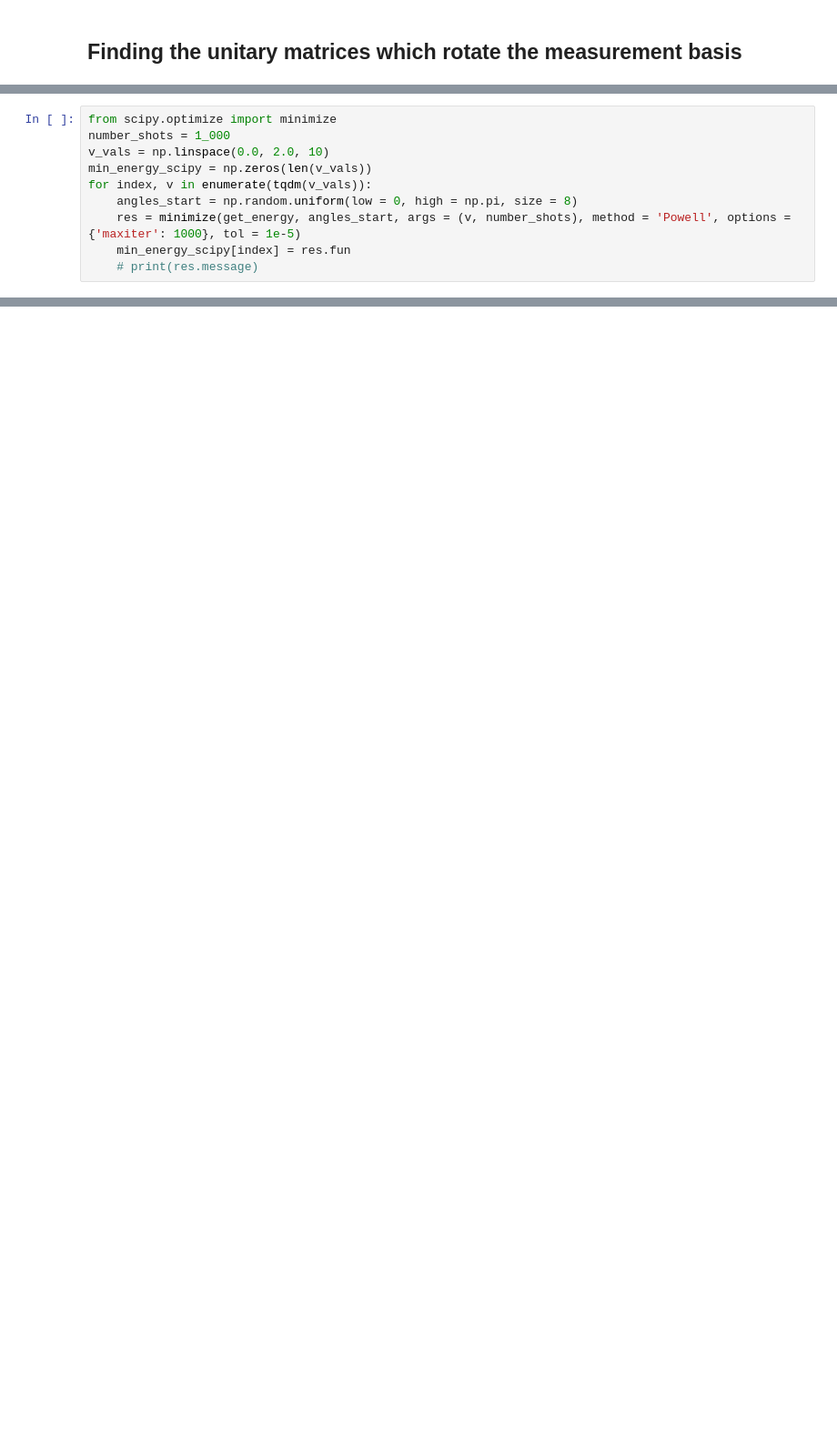
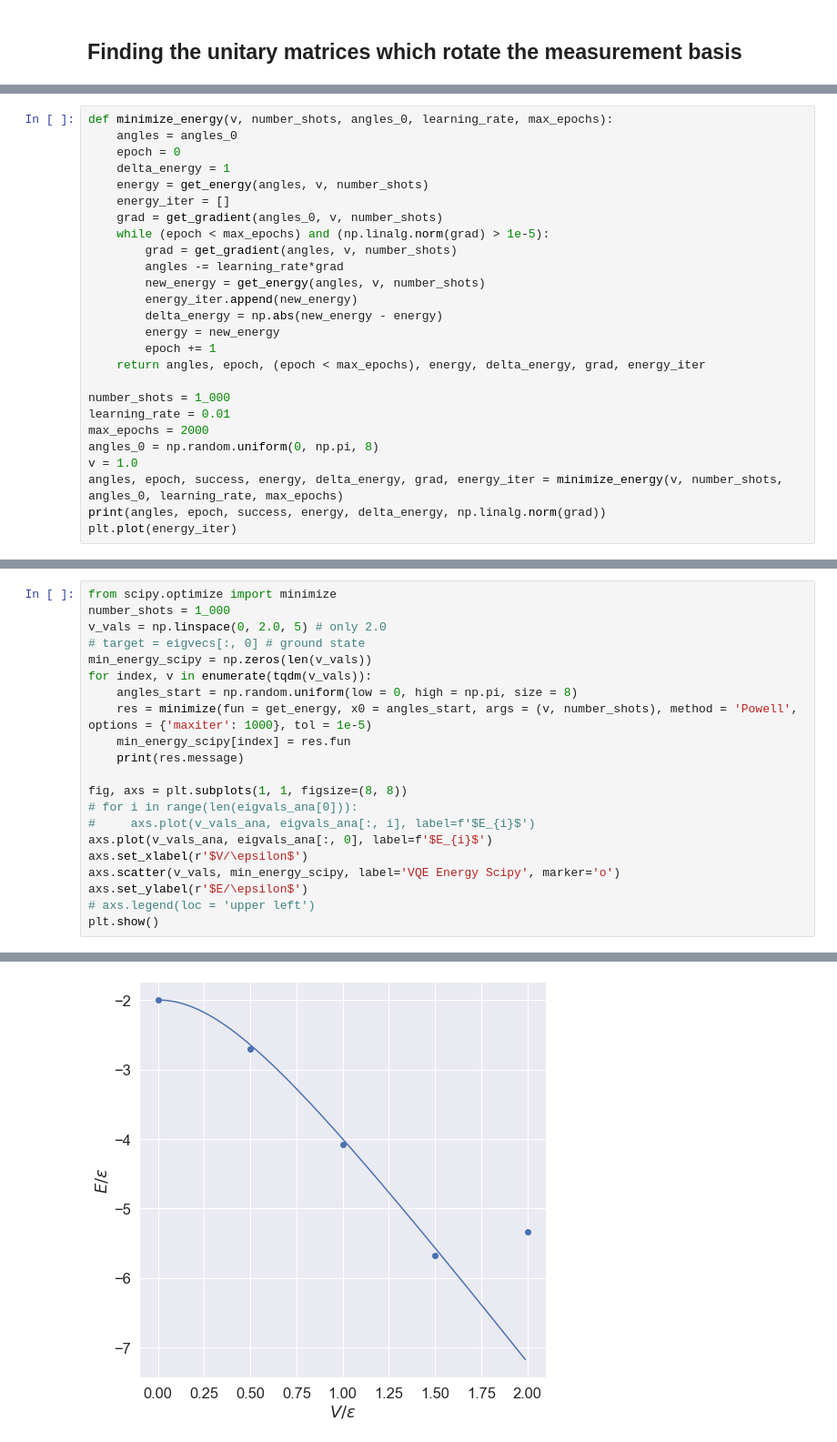
Before and after one commit to augude/FYS4411---Project-2, a Jupyter notebook: lipkin_model.ipynb, the cells around one changed output, grey strips where cells are left out. Shown at 91% size. Drawn from its saved outputs; the diff is of its cells as text; blank space fills up the shorter version.

```diff
--- a/lipkin_model.ipynb
+++ b/lipkin_model.ipynb
@@ -545,0 +557,26 @@ def get_energy(angles, v, number_shots, target = None):
+# %%
+def minimize_energy(v, number_shots, angles_0, learning_rate, max_epochs):
+    angles = angles_0
+    epoch = 0
+    delta_energy = 1
+    energy = get_energy(angles, v, number_shots)
+    energy_iter = []
+    grad = get_gradient(angles_0, v, number_shots)
+    while (epoch < max_epochs) and (np.linalg.norm(grad) > 1e-5):
+        grad = get_gradient(angles, v, number_shots)
+        angles -= learning_rate*grad
+        new_energy = get_energy(angles, v, number_shots)
+        energy_iter.append(new_energy)
+        delta_energy = np.abs(new_energy - energy)
+        energy = new_energy
+        epoch += 1
+    return angles, epoch, (epoch < max_epochs), energy, delta_energy, grad, energy_iter
+
+number_shots = 1_000
+learning_rate = 0.01
+max_epochs = 2000
+angles_0 = np.random.uniform(0, np.pi, 8)
+v = 1.0
+angles, epoch, success, energy, delta_energy, grad, energy_iter = minimize_energy(v, number_shots, angles_0, learning_rate, max_epochs)
+print(angles, epoch, success, energy, delta_energy, np.linalg.norm(grad))
+plt.plot(energy_iter)
@@ -546,10 +585,22 @@ def get_energy(angles, v, number_shots, target = None):
 # %%
 from scipy.optimize import minimize
 number_shots = 1_000
-v_vals = np.linspace(0.0, 2.0, 10)
+v_vals = np.linspace(0, 2.0, 5) # only 2.0
+# target = eigvecs[:, 0] # ground state
 min_energy_scipy = np.zeros(len(v_vals))
 for index, v in enumerate(tqdm(v_vals)):
     angles_start = np.random.uniform(low = 0, high = np.pi, size = 8)
-    res = minimize(get_energy, angles_start, args = (v, number_shots), method = 'Powell', options = {'maxiter': 1000}, tol = 1e-5)
+    res = minimize(fun = get_energy, x0 = angles_start, args = (v, number_shots), method = 'Powell', options = {'maxiter': 1000}, tol = 1e-5)
     min_energy_scipy[index] = res.fun
-    # print(res.message)
+    print(res.message)
+
+fig, axs = plt.subplots(1, 1, figsize=(8, 8))
+# for i in range(len(eigvals_ana[0])):
+#     axs.plot(v_vals_ana, eigvals_ana[:, i], label=f'$E_{i}$')
+axs.plot(v_vals_ana, eigvals_ana[:, 0], label=f'$E_{i}$')
+axs.set_xlabel(r'$V/\epsilon$')
+axs.scatter(v_vals, min_energy_scipy, label='VQE Energy Scipy', marker='o')
+axs.set_ylabel(r'$E/\epsilon$')
+# axs.legend(loc = 'upper left')
+plt.show()
+# %% [output]
@@ -556 +612,2 @@ for index, v in enumerate(tqdm(v_vals)):
+[figure, added]
 # %%
```
Also changed, not shown: parts of 16 cells of this notebook, 7 other files.
